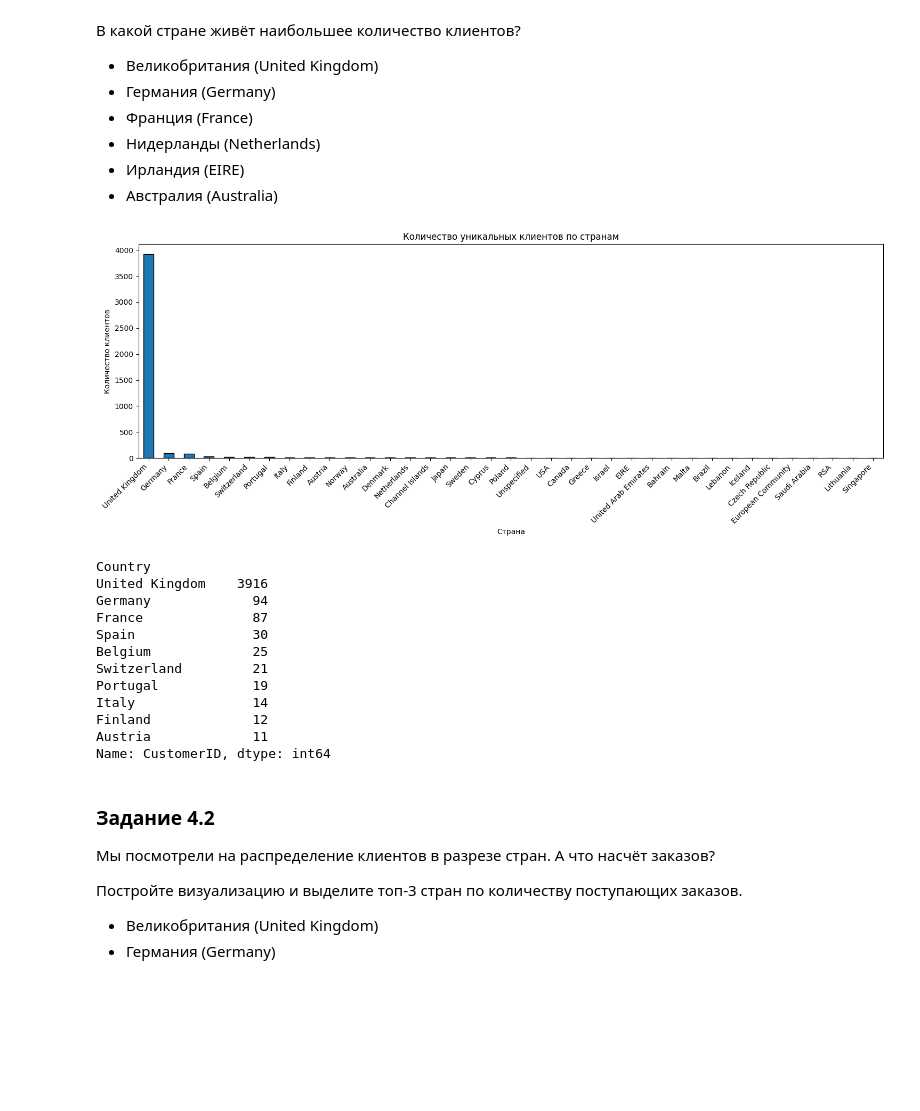
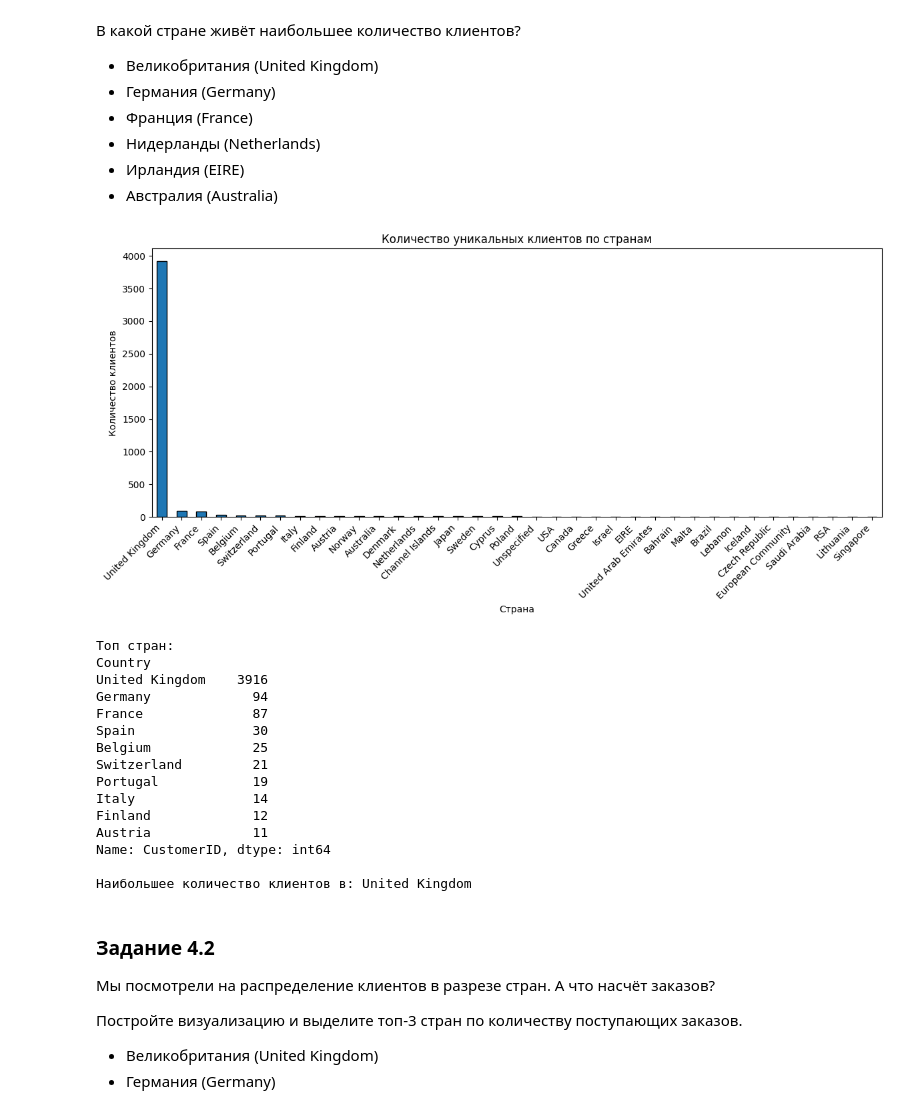
Before and after one commit to Aleksandr219-0/sf_data_science, a Jupyter notebook: PROJECT-6/Project-6._Ноутбук-шаблон.ipynb, the cells around one changed output. Saved outputs shown, nothing was run; the diff lists cells and outputs as text; code cells hidden in the pictures; blank space fills up the shorter version.

```diff
--- a/PROJECT-6/Project-6._Ноутбук-шаблон.ipynb
+++ b/PROJECT-6/Project-6._Ноутбук-шаблон.ipynb
@@ -384,0 +236,8 @@ print(f"\nПроверка на дубликаты после удаления:
+# %%
+# 1) Количество полностью дублирующихся записей
+dup_count = data.duplicated().sum()
+print(dup_count)
+
+# 2) Удаление дубликатов и количество строк после этого
+data = data.drop_duplicates()
+print(len(data))
@@ -757,0 +497,6 @@ print(len(data))
+# %%
+# Удаление транзакций с отрицательным Quantity
+data = data[data['Quantity'] > 0]
+
+# Количество оставшихся записей
+print(len(data))
@@ -791,13 +535,3 @@ print(f"Осталось записей: {len(data)}")
 1) В скольких транзакциях цена за единицу товара равна 0?
 
 2) Таких транзакций оказалось менее 1 %, поэтому от них можно просто избавиться. Удалите такие транзакции из таблицы. Сколько записей осталось?
-# %%
-# 1) Считаем количество транзакций с ценой 0
-zero_price_count = len(data[data['UnitPrice'] == 0])
-print(f"Транзакций с ценой 0: {zero_price_count}")
-
-# 2) Удаляем транзакции с ценой 0
-data = data[data['UnitPrice'] > 0].copy()
-
-# Считаем количество оставшихся записей
-print(f"Осталось записей: {len(data)}")
@@ -806,0 +538,8 @@ print(f"Осталось записей: {len(data)}")
+# %%
+# 1) Количество транзакций с UnitPrice = 0
+zero_price_count = (data['UnitPrice'] == 0).sum()
+print(zero_price_count)
+
+# 2) Удаление транзакций с UnitPrice = 0 и подсчёт оставшихся
+data = data[data['UnitPrice'] > 0]
+print(len(data))
@@ -830,25 +572,25 @@ print(f"Осталось записей: {len(data)}")
 * Ирландия (EIRE)
 * Австралия (Australia)
 # %%
-import matplotlib.pyplot as plt
-
-# Группируем по стране и считаем уникальных клиентов
+# Подсчёт уникальных клиентов по странам
 customers_by_country = data.groupby('Country')['CustomerID'].nunique().sort_values(ascending=False)
 
-# Строим график
-plt.figure(figsize=(15, 6))
+# Построение графика
+plt.figure(figsize=(12, 6))
 customers_by_country.plot(kind='bar')
 plt.title('Количество уникальных клиентов по странам')
 plt.xlabel('Страна')
 plt.ylabel('Количество клиентов')
 plt.xticks(rotation=45, ha='right')
 plt.tight_layout()
 plt.show()
 
-# Выводим топ стран
-print(customers_by_country.head(10))
+# Страна с наибольшим количеством клиентов
+print(f"Топ стран:\n{customers_by_country.head(10)}")
+print(f"\nНаибольшее количество клиентов в: {customers_by_country.idxmax()}")
 # %% [output]
-[figure, old version]
+[figure, new version]
+Топ стран:
 Country
 United Kingdom    3916
 Germany             94
@@ -861,6 +603,8 @@ Italy               14
 Finland             12
 Austria             11
 Name: CustomerID, dtype: int64
+
+Наибольшее количество клиентов в: United Kingdom
 # %% [markdown]
 ### Задание 4.2
 Мы посмотрели на распределение клиентов в разрезе стран. А что насчёт заказов?
```
Also changed, not shown: parts of 64 cells of this notebook, 10 other files.
